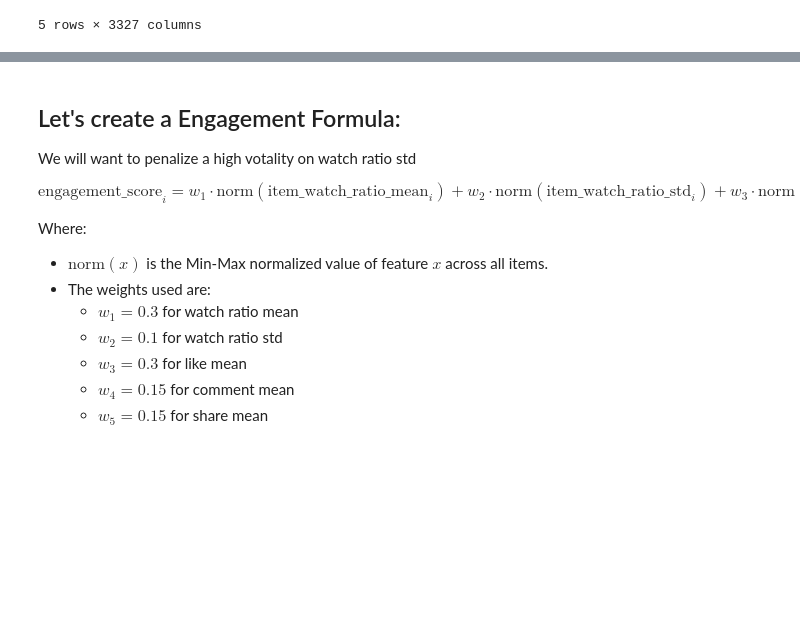
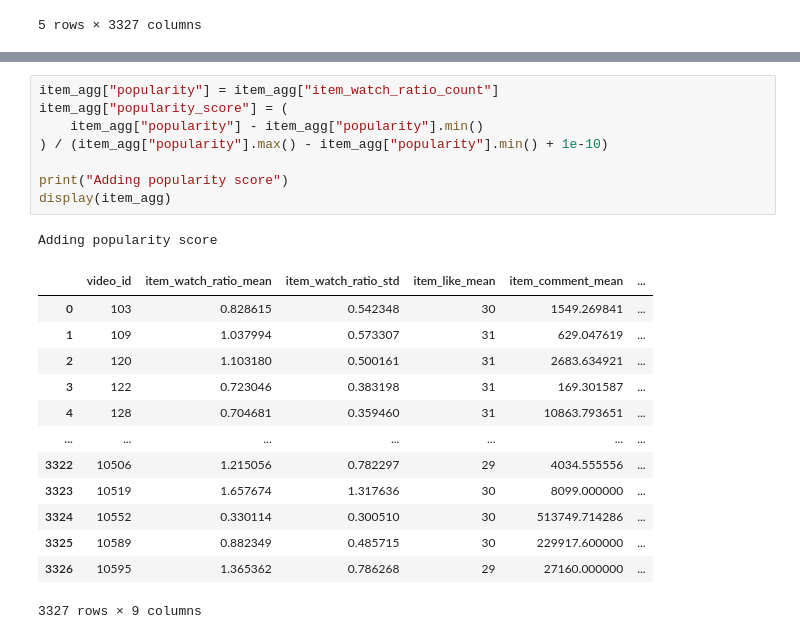
Before and after one commit to aygoun/FinalProject_2025_Armand_BLIN, a Jupyter notebook: notebooks/02_finding_feature_eng.ipynb, the cells around one changed output, grey strips where cells are left out. Cells and saved outputs as stored; diff of their text form; blank space fills up the shorter version.

```diff
--- a/notebooks/02_finding_feature_eng.ipynb
+++ b/notebooks/02_finding_feature_eng.ipynb
@@ -86,26 +102,26 @@ display(item_agg.head())
-# %% [markdown]
-Let's create a Engagement Formula:
----
-We will want to penalize a high votality on watch ratio std
-
-$$
-\text{engagement\_score}_i =
-w_1 \cdot \text{norm}(\text{item\_watch\_ratio\_mean}_i) +
-w_2 \cdot \text{norm}(\text{item\_watch\_ratio\_std}_i) +
-w_3 \cdot \text{norm}(\text{item\_like\_mean}_i) +
-w_4 \cdot \text{norm}(\text{item\_comment\_mean}_i) +
-w_5 \cdot \text{norm}(\text{item\_share\_mean}_i)
-$$
-
-Where:
-
-- $\text{norm}(x)$ is the Min-Max normalized value of feature $x$ across all items.
-- The weights used are:
-    - $w_1 = 0.3$ for watch ratio mean
-    - $w_2 = 0.1$ for watch ratio std
-    - $w_3 = 0.3$ for like mean
-    - $w_4 = 0.15$ for comment mean
-    - $w_5 = 0.15$ for share mean
+# %%
+item_agg["popularity"] = item_agg["item_watch_ratio_count"]
+item_agg["popularity_score"] = (
+    item_agg["popularity"] - item_agg["popularity"].min()
+) / (item_agg["popularity"].max() - item_agg["popularity"].min() + 1e-10)
+
+print("Adding popularity score")
+display(item_agg)
+# %% [output]
+Adding popularity score
+|  | video_id | item_watch_ratio_mean | item_watch_ratio_std | item_like_mean | item_comment_mean | ... |
+| 0 | 103 | 0.828615 | 0.542348 | 30 | 1549.269841 | ... |
+| 1 | 109 | 1.037994 | 0.573307 | 31 | 629.047619 | ... |
+| 2 | 120 | 1.103180 | 0.500161 | 31 | 2683.634921 | ... |
+| 3 | 122 | 0.723046 | 0.383198 | 31 | 169.301587 | ... |
+| 4 | 128 | 0.704681 | 0.359460 | 31 | 10863.793651 | ... |
+| ... | ... | ... | ... | ... | ... | ... |
+| 3322 | 10506 | 1.215056 | 0.782297 | 29 | 4034.555556 | ... |
+| 3323 | 10519 | 1.657674 | 1.317636 | 30 | 8099.000000 | ... |
+| 3324 | 10552 | 0.330114 | 0.300510 | 30 | 513749.714286 | ... |
+| 3325 | 10589 | 0.882349 | 0.485715 | 30 | 229917.600000 | ... |
+| 3326 | 10595 | 1.365362 | 0.786268 | 29 | 27160.000000 | ... |
+3327 rows × 9 columns
 # %%
 # LET'S CREATE A ENGAGEMENT SCORE
 
```
Also changed, not shown: parts of 8 cells of this notebook, 9 other files.
